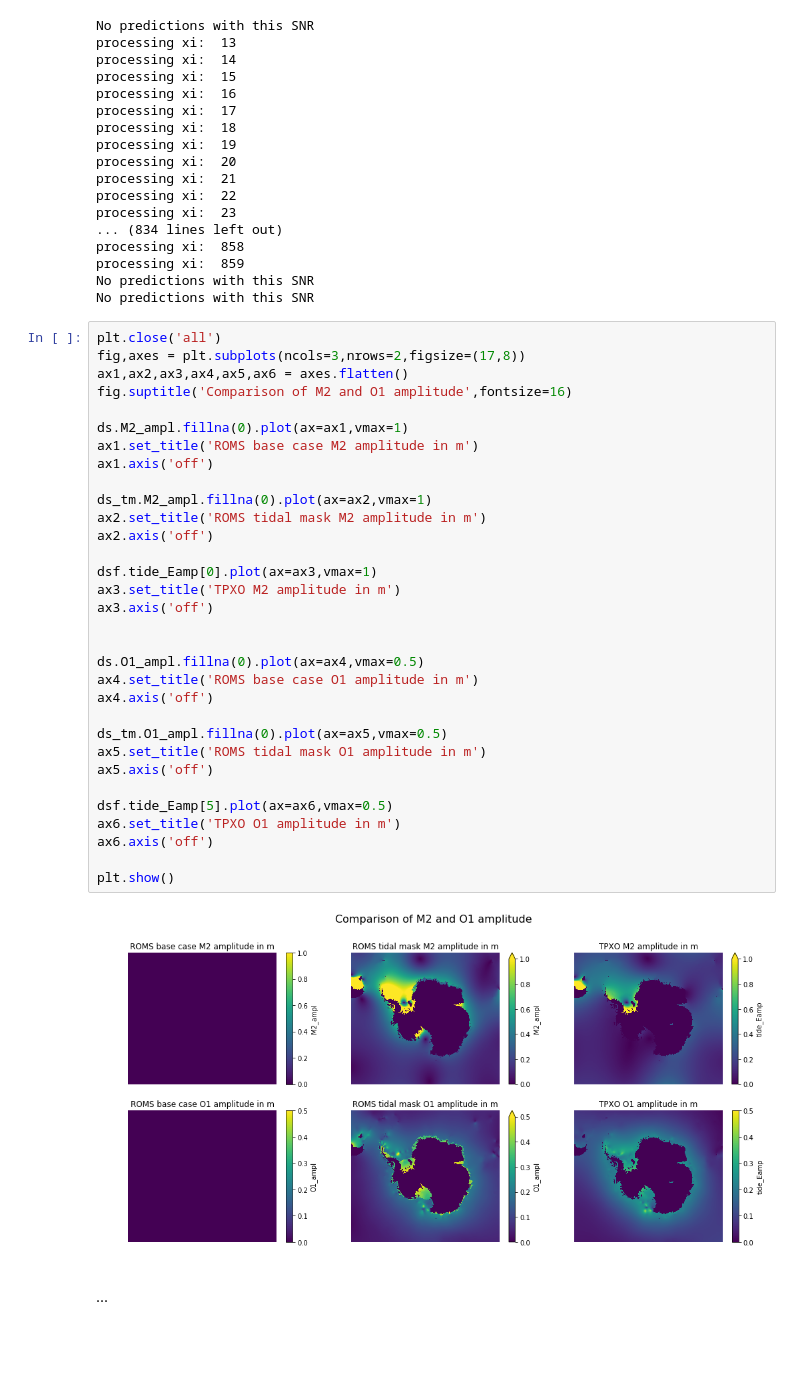
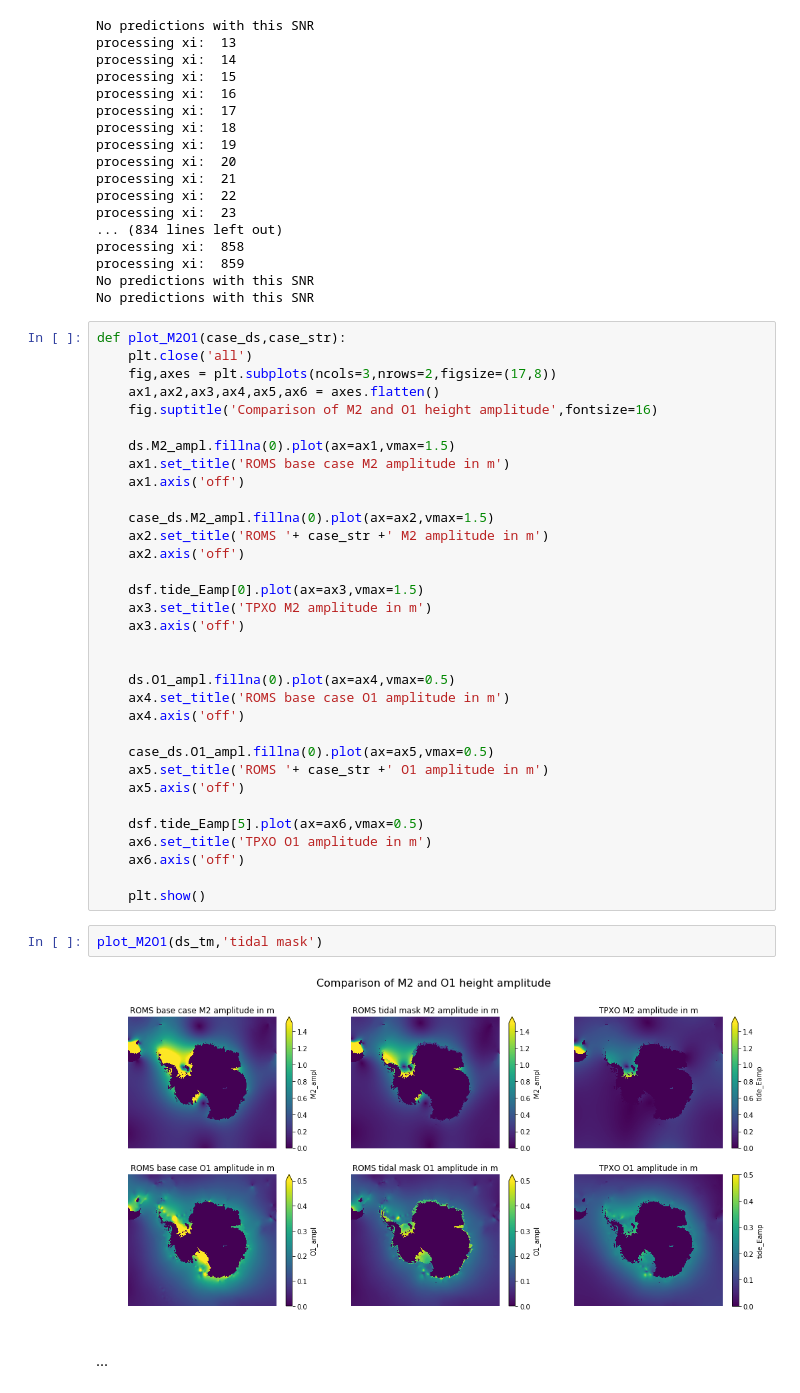
Before and after one commit to kuechenrole/tidal_melting, a Jupyter notebook: notebooks/reports/0.3-kuechenrole-tides_tuning.ipynb, the cells around one changed output. Cells and saved outputs as stored; diff of their text form; blank space fills up the shorter version.

```diff
--- a/notebooks/reports/0.3-kuechenrole-tides_tuning.ipynb
+++ b/notebooks/reports/0.3-kuechenrole-tides_tuning.ipynb
@@ -237,39 +240,42 @@ processing xi:  859
 No predictions with this SNR
 No predictions with this SNR
 # %%
-plt.close('all')
-fig,axes = plt.subplots(ncols=3,nrows=2,figsize=(17,8))
-ax1,ax2,ax3,ax4,ax5,ax6 = axes.flatten()
-fig.suptitle('Comparison of M2 and O1 amplitude',fontsize=16)
+def plot_M2O1(case_ds,case_str):
+    plt.close('all')
+    fig,axes = plt.subplots(ncols=3,nrows=2,figsize=(17,8))
+    ax1,ax2,ax3,ax4,ax5,ax6 = axes.flatten()
+    fig.suptitle('Comparison of M2 and O1 height amplitude',fontsize=16)
 
-ds.M2_ampl.fillna(0).plot(ax=ax1,vmax=1)
-ax1.set_title('ROMS base case M2 amplitude in m')
-ax1.axis('off')
+    ds.M2_ampl.fillna(0).plot(ax=ax1,vmax=1.5)
+    ax1.set_title('ROMS base case M2 amplitude in m')
+    ax1.axis('off')
 
-ds_tm.M2_ampl.fillna(0).plot(ax=ax2,vmax=1)
-ax2.set_title('ROMS tidal mask M2 amplitude in m')
-ax2.axis('off')
+    case_ds.M2_ampl.fillna(0).plot(ax=ax2,vmax=1.5)
+    ax2.set_title('ROMS '+ case_str +' M2 amplitude in m')
+    ax2.axis('off')
 
-dsf.tide_Eamp[0].plot(ax=ax3,vmax=1)
-ax3.set_title('TPXO M2 amplitude in m')
-ax3.axis('off')
+    dsf.tide_Eamp[0].plot(ax=ax3,vmax=1.5)
+    ax3.set_title('TPXO M2 amplitude in m')
+    ax3.axis('off')
 
 
-ds.O1_ampl.fillna(0).plot(ax=ax4,vmax=0.5)
-ax4.set_title('ROMS base case O1 amplitude in m')
-ax4.axis('off')
+    ds.O1_ampl.fillna(0).plot(ax=ax4,vmax=0.5)
+    ax4.set_title('ROMS base case O1 amplitude in m')
+    ax4.axis('off')
 
-ds_tm.O1_ampl.fillna(0).plot(ax=ax5,vmax=0.5)
-ax5.set_title('ROMS tidal mask O1 amplitude in m')
-ax5.axis('off')
+    case_ds.O1_ampl.fillna(0).plot(ax=ax5,vmax=0.5)
+    ax5.set_title('ROMS '+ case_str +' O1 amplitude in m')
+    ax5.axis('off')
 
-dsf.tide_Eamp[5].plot(ax=ax6,vmax=0.5)
-ax6.set_title('TPXO O1 amplitude in m')
-ax6.axis('off')
+    dsf.tide_Eamp[5].plot(ax=ax6,vmax=0.5)
+    ax6.set_title('TPXO O1 amplitude in m')
+    ax6.axis('off')
 
-plt.show()
+    plt.show()
-# %% [output]
-[figure, removed]
+# %%
+plot_M2O1(ds_tm,'tidal mask')
+# %% [output]
+[figure, added]
 # %% [markdown]
 ...
 # %% [markdown]
```
Also changed, not shown: parts of 40 cells of this notebook, 1 other file.
